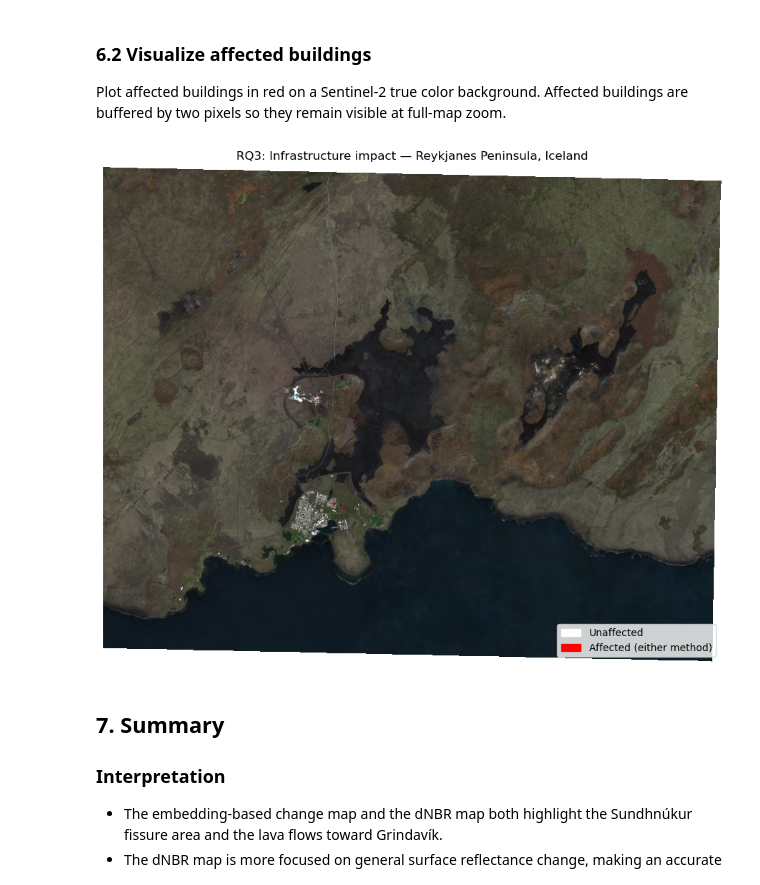
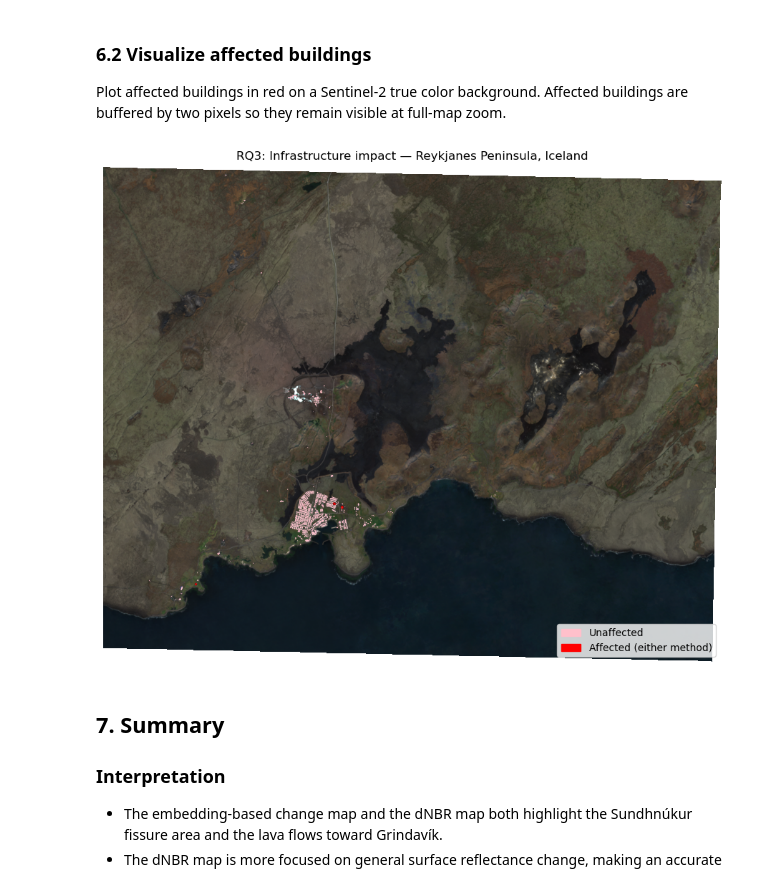
Before and after one commit to lbassf/reykjanes-change-detection, a Jupyter notebook: notebooks/analysis.ipynb, the cells around one changed output. Drawn from its saved outputs; the diff is of its cells as text; code cells hidden in the pictures.

Commit message:
added some explaining comments for presentation + pink instead of white colour change in RQ3 to increase visibility

```diff
--- a/notebooks/analysis.ipynb
+++ b/notebooks/analysis.ipynb
@@ -72,11 +72,11 @@ def compute_embedding_change(emb_pre_path, emb_post_path, window, ocean_mask):
     similarity = np.sum(emb_pre * emb_post, axis=0)
     change_map = 1 - similarity
 
-    nodata_mask = emb_pre.mask.any(axis=0) | emb_post.mask.any(axis=0)
+    nodata_mask = emb_pre.mask.any(axis=0) | emb_post.mask.any(axis=0) # mask: pre OR post no data
     change_map[nodata_mask] = np.nan
     change_map[ocean_mask]  = np.nan
 
-    return change_map, meta
+    return change_map, meta #tuple
 
 def compute_dnbr(s2_pre_path, s2_post_path, window, ocean_mask):
     """dNBR = pre NBR minus post NBR, from Sentinel-2 rasters"""
@@ -106,11 +106,11 @@ def save_change_raster(data, meta, output_path):
     """Write a single-band change map to disk as a GeoTIFF"""
     meta = meta.copy()
     meta.update(count=1, dtype="float32", nodata=np.nan)
-    with rasterio.open(output_path, "w", **meta) as dst:
+    with rasterio.open(output_path, "w", **meta) as dst: # opens file for writing & unpacks profile dictionary as keyword arguments (driver, width, height, CRS, transform, etc.)
         dst.write(data.astype("float32"), 1)
 
 def load_sentinel2_rgb(s2_path, window=None, vmax=3000):
-    """Load Sentinel-2 RGB bands and return a normalized true-color array."""
+    """Build a true-color background image from Sentinel-2."""
     with rasterio.open(s2_path) as src:
         band_names = list(src.descriptions)
         red   = src.read(band_names.index("B4") + 1, window=window).astype(float)
@@ -124,17 +124,17 @@ def load_sentinel2_rgb(s2_path, window=None, vmax=3000):
     return np.dstack((red_n, green_n, blue_n))
 
 def reproject_to_crs(gdf, target_crs):
-    """Reproject a GeoDataFrame to a target CRS if needed."""
+    """Reproject a GeoDataFrame/Vector data to target CRS."""
     if gdf.crs != target_crs:
         return gdf.to_crs(target_crs)
     return gdf
 
 def get_mean_value_per_building(raster_path, buildings_gdf, column_name):
-    """Mean raster value beneath each building footprint."""
-    means = []
+    """Compute mean raster value beneath each building footprint (zonal statistics)."""
+    means = [] #create list
     with rasterio.open(raster_path) as src:
-        for idx, row in buildings_gdf.iterrows():
-            out_image, _ = mask(src, [row.geometry], crop=True, nodata=np.nan)
+        for idx, row in buildings_gdf.iterrows(): # loop
+            out_image, _ = mask(src, [row.geometry], crop=True, nodata=np.nan) #rasterizes geometry against source grid
             valid = out_image[~np.isnan(out_image)]
             if valid.size == 0:
                 means.append(np.nan)
@@ -471,38 +471,38 @@ Plot affected buildings in red on a Sentinel-2 true color background. Affected b
 # %%
 # Same RGB background as RQ2
 true_color = load_sentinel2_rgb(S2_2024, window=CROP_WINDOW)
 
 # Get cropped bounds for georeferenced plotting
 with rasterio.open(EMB_2023) as src:
     cropped_bounds = rasterio.windows.bounds(CROP_WINDOW, src.transform)
 
 # Build the extent in (left, right, bottom, top) order for imshow
 extent = (cropped_bounds[0], cropped_bounds[2], cropped_bounds[1], cropped_bounds[3])
 
 fig, ax = plt.subplots(figsize=(12, 9))
 ax.imshow(true_color, extent=extent)
 
 unaffected = buildings_with_change[buildings_with_change["change_class"] == "unaffected"]
 affected   = buildings_with_change[buildings_with_change["change_class"] == "affected"]
 
-# Buffer affected buildings by 20 m so they are visible on the map
+# Buffer affected buildings by 30 m so they are visible on the map
 affected_buffered = affected.copy()
-affected_buffered["geometry"] = affected.buffer(20)
+affected_buffered["geometry"] = affected.buffer(30)
 
-unaffected.plot(ax=ax, color="white", alpha=0.4, linewidth=0.3)
+unaffected.plot(ax=ax, color="pink", alpha=1, edgecolor="pink", linewidth=0.3)
 affected_buffered.plot(ax=ax, color="red", alpha=0.9, edgecolor="darkred", linewidth=0.4)
 
 legend_handles = [
-    mpatches.Patch(color="white", label="Unaffected"),
+    mpatches.Patch(color="pink", label="Unaffected"),
     mpatches.Patch(color="red",   label="Affected (either method)")
 ]
 ax.legend(handles=legend_handles, loc="lower right")
 ax.set_title(f"RQ3: Infrastructure impact — {AOI_NAME}")
 ax.axis("off")
 fig.savefig(OUTPUT_DIR / "rq3_infrastructure.png", dpi=300, bbox_inches="tight")
 plt.show()
 # %% [output]
-[figure, old version]
+[figure, new version]
 # %% [markdown]
 ## 7. Summary
 
```
Also changed, not shown: parts of 6 cells of this notebook, 1 other file.
